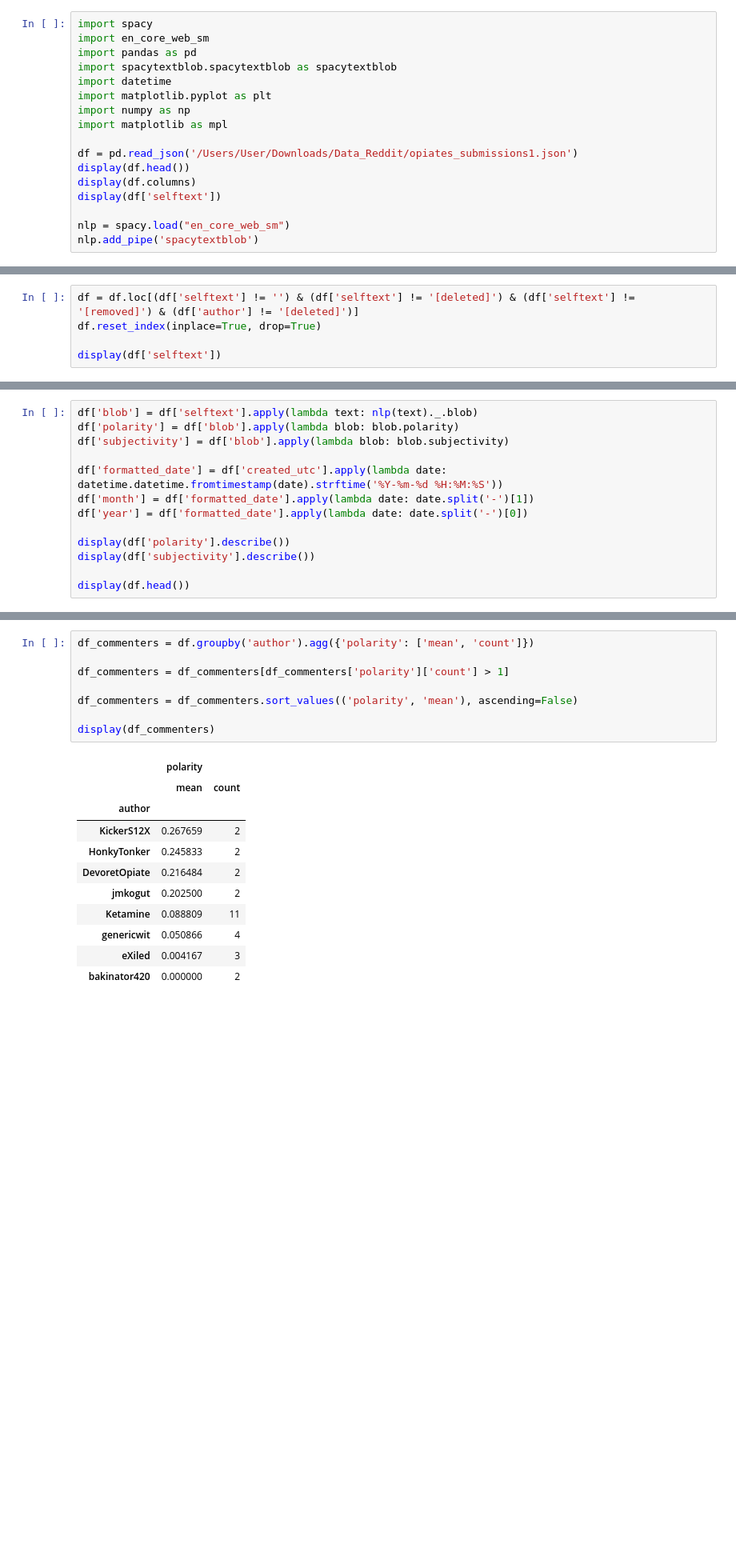
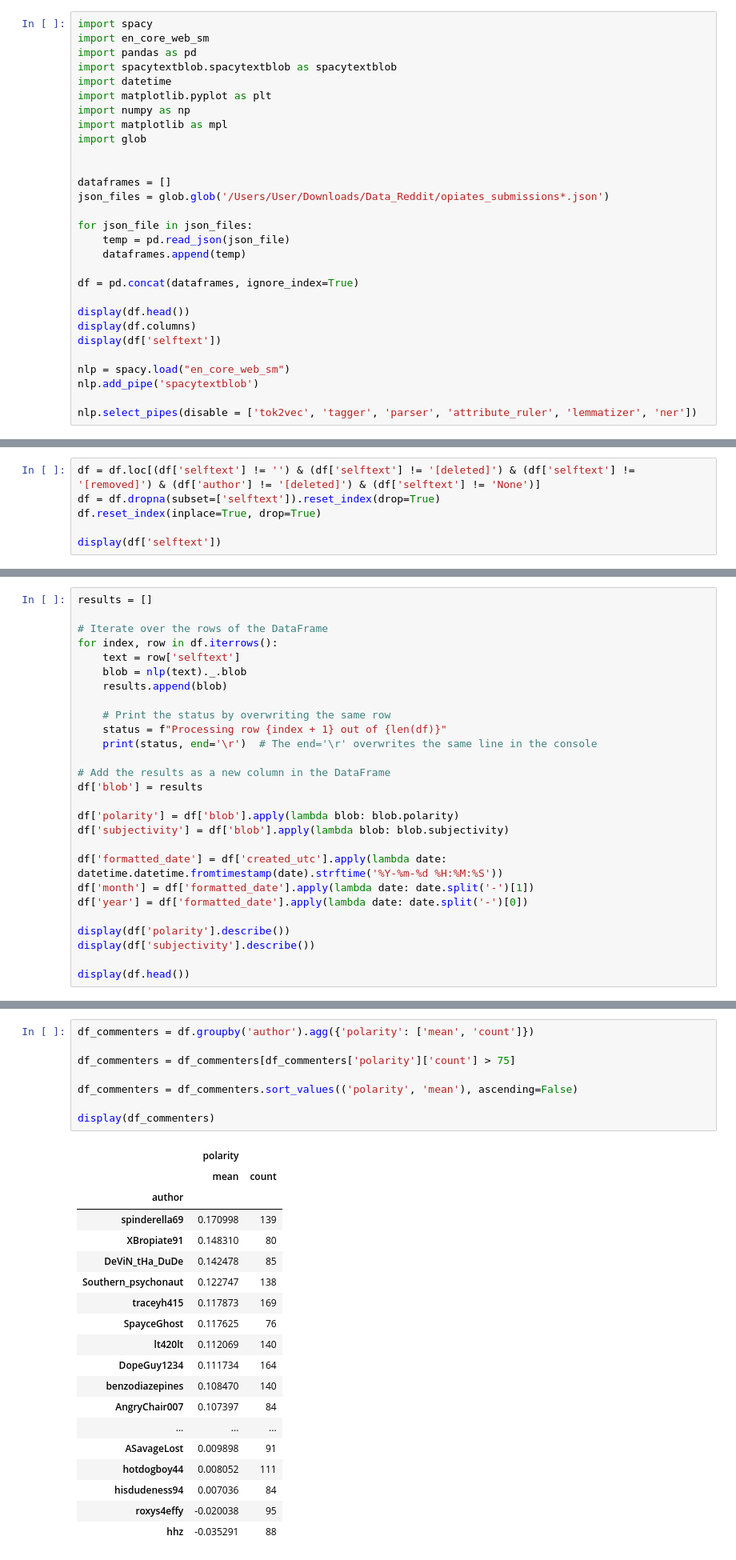
Before and after one commit to RussellABH/OPTUS-AI, a Jupyter notebook: analysis/yashas/submissions.ipynb, the cells around one changed output, grey strips where cells are left out. Shown at 80% size. Drawn from its saved outputs; the diff is of its cells as text; blank space fills up the shorter version.

```diff
--- a/analysis/yashas/submissions.ipynb
+++ b/analysis/yashas/submissions.ipynb
@@ -7,12 +7,24 @@ import datetime
 import matplotlib.pyplot as plt
 import numpy as np
 import matplotlib as mpl
+import glob
 
-df = pd.read_json('/Users/User/Downloads/Data_Reddit/opiates_submissions1.json')
+
+dataframes = []
+json_files = glob.glob('/Users/User/Downloads/Data_Reddit/opiates_submissions*.json')
+
+for json_file in json_files:
+    temp = pd.read_json(json_file)
+    dataframes.append(temp)
+
+df = pd.concat(dataframes, ignore_index=True)
+
 display(df.head())
 display(df.columns)
 display(df['selftext'])
 
 nlp = spacy.load("en_core_web_sm")
 nlp.add_pipe('spacytextblob')
+
+nlp.select_pipes(disable = ['tok2vec', 'tagger', 'parser', 'attribute_ruler', 'lemmatizer', 'ner'])
 # %% [output]
@@ -54,5 +60,6 @@ Name: selftext, Length: 204, dtype: object
 # %%
-df = df.loc[(df['selftext'] != '') & (df['selftext'] != '[deleted]') & (df['selftext'] != '[removed]') & (df['author'] != '[deleted]')]
+df = df.loc[(df['selftext'] != '') & (df['selftext'] != '[deleted]') & (df['selftext'] != '[removed]') & (df['author'] != '[deleted]') & (df['selftext'] != 'None')]
+df = df.dropna(subset=['selftext']).reset_index(drop=True)
 df.reset_index(inplace=True, drop=True)
 
 display(df['selftext'])
@@ -72,5 +79,19 @@ Name: selftext, Length: 69, dtype: object
 # %%
-df['blob'] = df['selftext'].apply(lambda text: nlp(text)._.blob)
+results = []
+
+# Iterate over the rows of the DataFrame
+for index, row in df.iterrows():
+    text = row['selftext']
+    blob = nlp(text)._.blob
+    results.append(blob)
+
+    # Print the status by overwriting the same row
+    status = f"Processing row {index + 1} out of {len(df)}"
+    print(status, end='\r')  # The end='\r' overwrites the same line in the console
+
+# Add the results as a new column in the DataFrame
+df['blob'] = results
+
 df['polarity'] = df['blob'].apply(lambda blob: blob.polarity)
 df['subjectivity'] = df['blob'].apply(lambda blob: blob.subjectivity)
 
@@ -111,20 +133,28 @@ Name: subjectivity, dtype: float64
 # %%
 df_commenters = df.groupby('author').agg({'polarity': ['mean', 'count']})
 
-df_commenters = df_commenters[df_commenters['polarity']['count'] > 1]
+df_commenters = df_commenters[df_commenters['polarity']['count'] > 75]
 
 df_commenters = df_commenters.sort_values(('polarity', 'mean'), ascending=False)
 
 display(df_commenters)
 # %% [output]
 |  | polarity |  |
 |  | mean | count |
 | author |  |  |
-| KickerS12X | 0.267659 | 2 |
-| HonkyTonker | 0.245833 | 2 |
-| DevoretOpiate | 0.216484 | 2 |
-| jmkogut | 0.202500 | 2 |
-| Ketamine | 0.088809 | 11 |
-| genericwit | 0.050866 | 4 |
-| eXiled | 0.004167 | 3 |
-| bakinator420 | 0.000000 | 2 |
+| spinderella69 | 0.170998 | 139 |
+| XBropiate91 | 0.148310 | 80 |
+| DeViN_tHa_DuDe | 0.142478 | 85 |
+| Southern_psychonaut | 0.122747 | 138 |
+| traceyh415 | 0.117873 | 169 |
+| SpayceGhost | 0.117625 | 76 |
+| lt420lt | 0.112069 | 140 |
+| DopeGuy1234 | 0.111734 | 164 |
+| benzodiazepines | 0.108470 | 140 |
+| AngryChair007 | 0.107397 | 84 |
+| ... | ... | ... |
+| ASavageLost | 0.009898 | 91 |
+| hotdogboy44 | 0.008052 | 111 |
+| hisdudeness94 | 0.007036 | 84 |
+| roxys4effy | -0.020038 | 95 |
+| hhz | -0.035291 | 88 |
```
Also changed, not shown: parts of 5 cells of this notebook, 1 other file.
